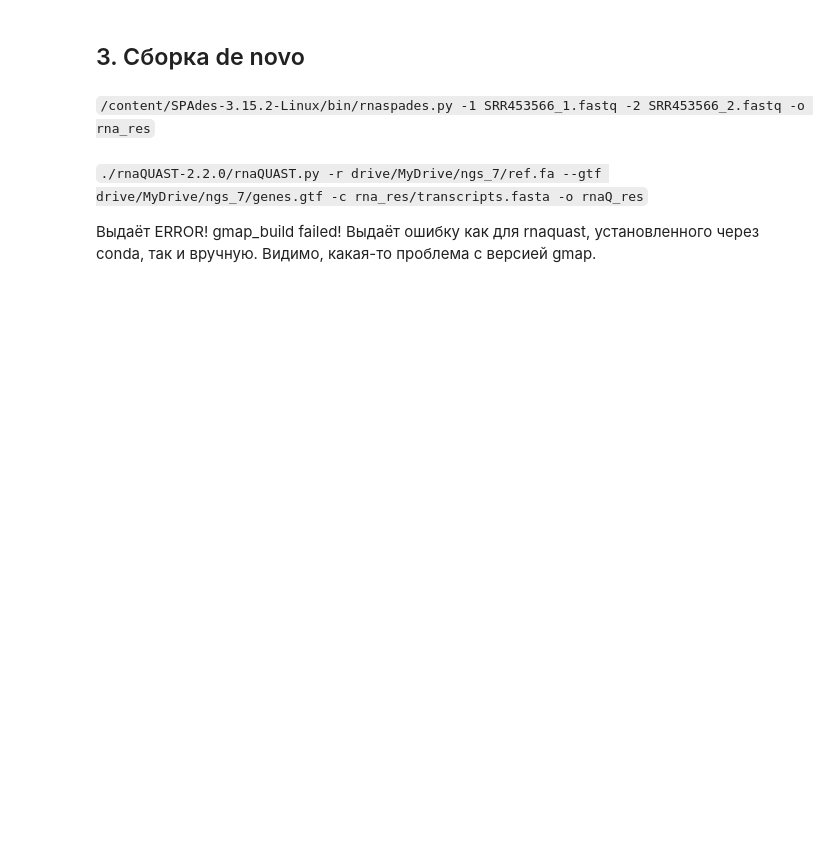
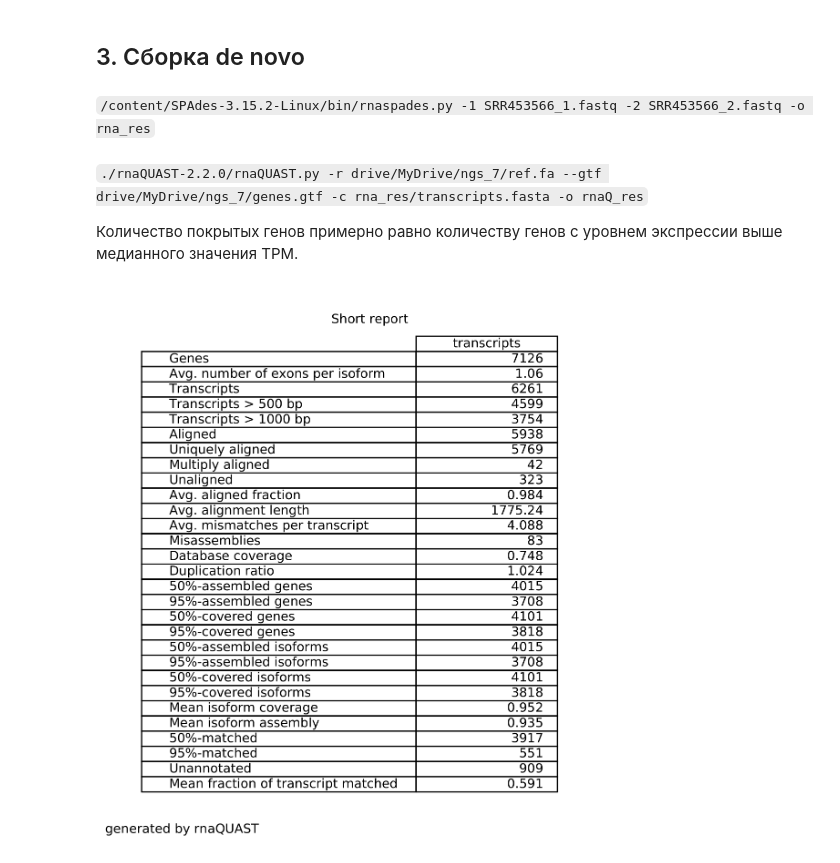
Before and after one commit to Alexoflife/NGS, a Jupyter notebook: HW7/NGS_HW7_Petrov.ipynb, the cells around one changed output. Cells and saved outputs as stored; diff of their text form; code cells hidden in the pictures; blank space fills up the shorter version.

```diff
--- a/HW7/NGS_HW7_Petrov.ipynb
+++ b/HW7/NGS_HW7_Petrov.ipynb
@@ -76,4 +78,8 @@ hit_2
 # %% [markdown]
 `./rnaQUAST-2.2.0/rnaQUAST.py -r drive/MyDrive/ngs_7/ref.fa --gtf drive/MyDrive/ngs_7/genes.gtf -c rna_res/transcripts.fasta -o rnaQ_res`
 
-Выдаёт ERROR! gmap_build failed! Выдаёт ошибку как для rnaquast, установленного через conda, так и вручную. Видимо, какая-то проблема с версией gmap.
+Количество покрытых генов примерно равно количеству генов с уровнем экспрессии выше медианного значения TPM.
+# %%
+Image('short_report-1-1.png')
+# %% [output]
+[figure, added]
```
Also changed, not shown: parts of 2 cells of this notebook.
